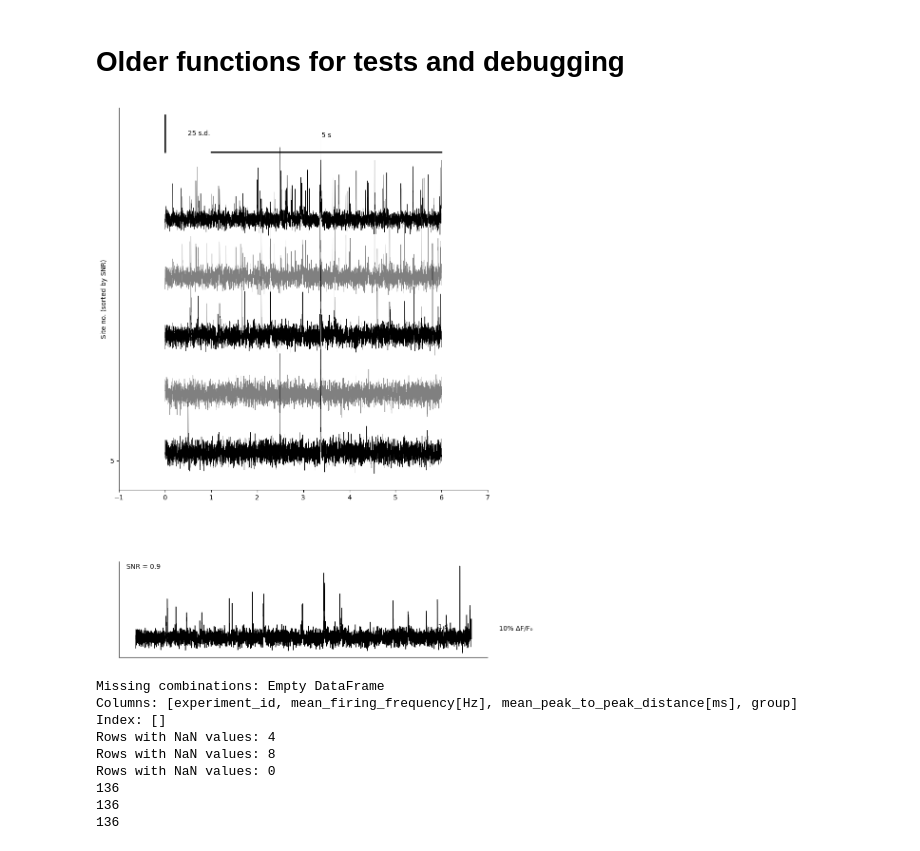
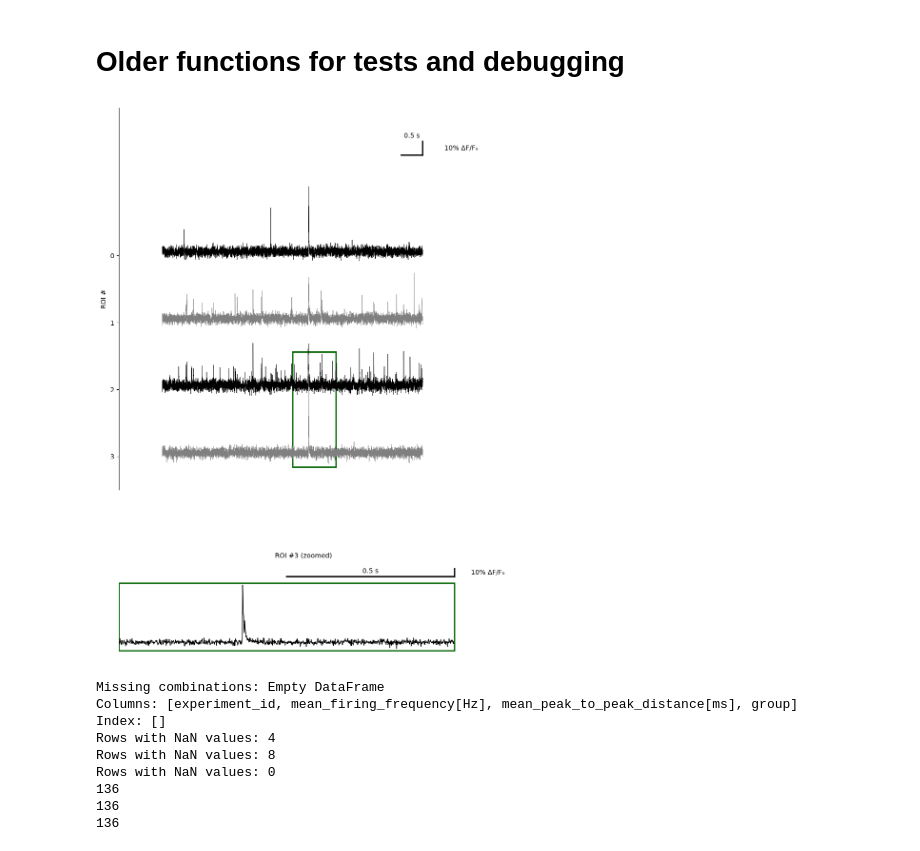
Before and after one commit to chesnov/fluorescent_peak_analysis, a Jupyter notebook: trace_feature_extract.ipynb, the cells around one changed output. Cells and saved outputs as stored; diff of their text form; code cells hidden in the pictures.

Commit message:
added representative trace plotting

```diff
--- a/trace_feature_extract.ipynb
+++ b/trace_feature_extract.ipynb
@@ -154,13 +252,22 @@ def plot_calcium_traces(data, sampling_rate=1.0, time_scale_bar=5, amplitude_sca
 # %% [markdown]
 # Older functions for tests and debugging
 # %%
-csv_file =  '/media/kirill/Silvia Natale/Live Imaging/ApoE_iGluSnFr3_Output6/ApoEKO/ApoE_iGluSnFr3_Batch1_Group3_FOV10_1/ApoE_iGluSnFr3_Batch1_Group3_FOV10_1_MMStack_Default.ome_DFF_traces.csv'
-yaml_file = '/media/kirill/Silvia Natale/Live Imaging/ApoE/ApoE iGluSnFr3/glutamate_config.yaml'
+csv_file =  '/home/kirill/Desktop/ApoE_iGluSnFr3_Batch1_Group3_FOV10_1_MMStack_Default.ome_DFF_traces.csv'
+yaml_file = '/home/kirill/Desktop/glutamate_config.yaml'
 config = load_yaml_config(yaml_file)
 array, df = load_data(csv_file, config)
-figure = plot_calcium_traces(array, sampling_rate=config['motion_corr']['fr'], time_scale_bar=5, amplitude_scale=25)
+figure = plot_calcium_traces(array,
+                             sampling_rate=config['motion_corr']['fr'],
+                             traces_to_plot=[0, 1, 2, 3],
+                             zoom_trace_index=3,
+                             zoom_window=(3, 4),
+                             time_scale_bar=0.5,
+                             delta_f_scale=0.1)
+
+#Save figure as pdf
+figure.savefig('/home/kirill/Desktop/figure.pdf', format='pdf')
 # %% [output]
-[figure, old version]
+[figure, new version]
 # %%
 #get the experiment ids that are present in experiment_avg_firing_frequency, but not in experiment_avg_peak_amplitudes
 missing_combinations = experiment_avg_firing_frequency[~experiment_avg_firing_frequency.set_index(['experiment_id']).index.isin(experiment_avg_peak_amplitudes.set_index(['experiment_id']).index)]
```
Also changed, not shown: parts of 2 cells of this notebook.
